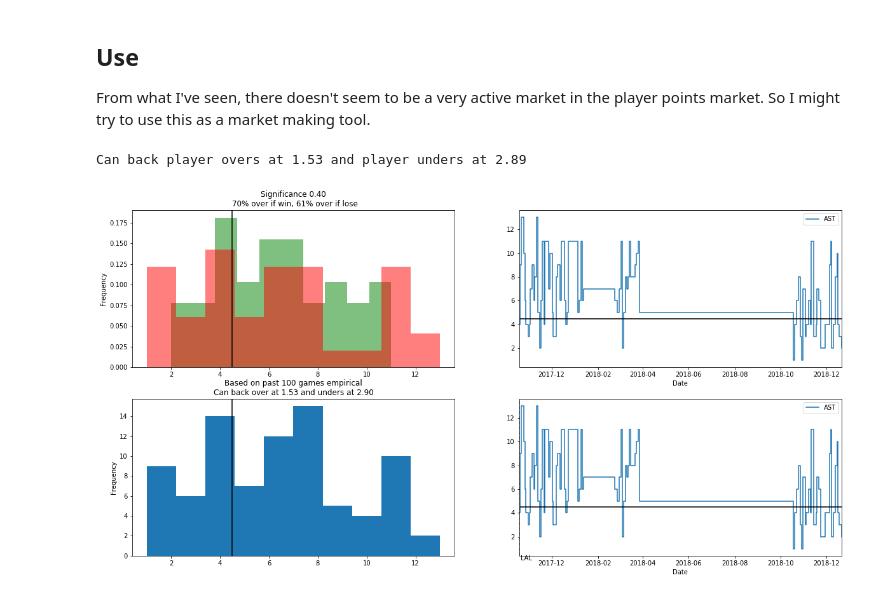
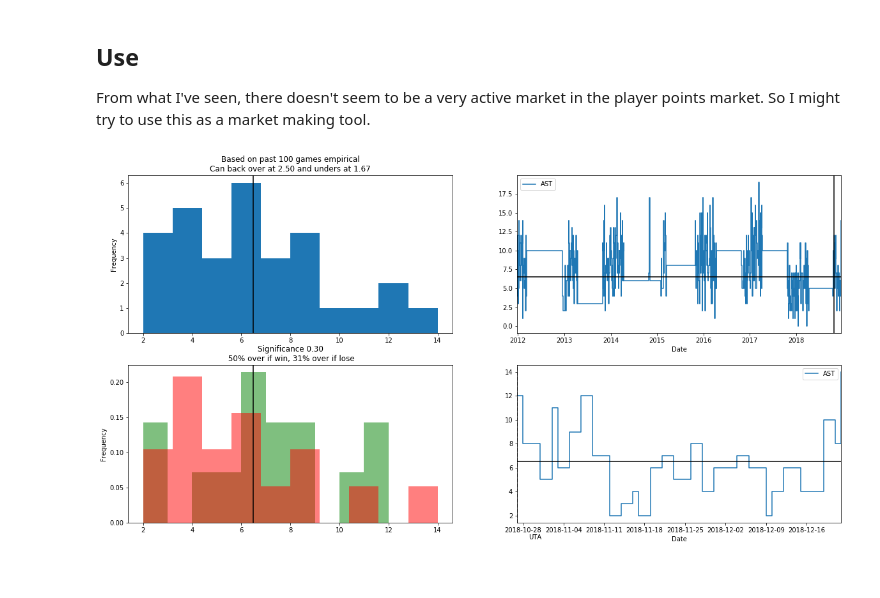
Before and after one commit to johnny-wong/nba_stats, a Jupyter notebook: Notebooks/Tools/1. Player stats overview.ipynb, the cells around one changed output. Cells and saved outputs as stored; diff of their text form; code cells hidden in the pictures.

Commit message:
Changed order of 4 graphs

```diff
--- a/Notebooks/Tools/1. Player stats overview.ipynb
+++ b/Notebooks/Tools/1. Player stats overview.ipynb
@@ -73,11 +73,11 @@ def pl_pts_odds_WL(player_name, stat, baseline, team_opp_odds, past_n_games):
 
     ## Create figure
     fig, ax = plt.subplots(2, 2, figsize=(20, 10))
-    stat_win.plot(kind='hist', density=True, alpha=0.5, color='green', ax = ax[0, 0])
-    stat_lose.plot(kind='hist', density=True, alpha=0.5, color='red', ax = ax[0, 0])
+    stat_win.plot(kind='hist', density=True, alpha=0.5, color='green', ax = ax[1, 0])
+    stat_lose.plot(kind='hist', density=True, alpha=0.5, color='red', ax = ax[1, 0])
 
     # plot baseline
-    ax[0, 0].axvline(x=baseline, color='black')
+    ax[1, 0].axvline(x=baseline, color='black')
 
     # Calculate proportions
     n_over_baseline_win = len(stat_win[stat_win>baseline])
@@ -94,7 +94,7 @@ def pl_pts_odds_WL(player_name, stat, baseline, team_opp_odds, past_n_games):
     counts = [n_over_baseline_win, n_over_baseline_lose]
     nobs = [n_win, n_lose]
     test_stat, pval = proportions_ztest(counts, nobs)
-    ax[0, 0].set_title('Significance {:3.2f}\n {:2.0%} over if win, {:2.0%} over if lose'.format(pval, pr_over_baseline_win,
+    ax[1, 0].set_title('Significance {:3.2f}\n {:2.0%} over if win, {:2.0%} over if lose'.format(pval, pr_over_baseline_win,
                                                                       pr_over_baseline_lose))
     plt.xlabel(stat)
 
@@ -106,23 +106,25 @@ def pl_pts_odds_WL(player_name, stat, baseline, team_opp_odds, past_n_games):
     theo_player_under_pr = 1 - ((team_win_IP) * pr_over_baseline_win + (1-team_win_IP) * pr_over_baseline_lose)
 
     # Print conclusion
-    print('Can back player overs at {:.2f} and player unders at {:.2f}'.format(1/theo_player_over_pr,
-                                                                             1/theo_player_under_pr))
+    #print('Can back player overs at {:.2f} and player unders at {:.2f}'.format(1/theo_player_over_pr,
+    #                                                                         1/theo_player_under_pr))
 
     ############## PLOT 100 EMPIRICAL
-    player_df_past_100[stat].plot(kind='hist', ax=ax[1, 0])
-    ax[1, 0].axvline(x=baseline, color='black')
+    player_df_past_100[stat].plot(kind='hist', ax=ax[0, 0])
+    ax[0, 0].axvline(x=baseline, color='black')
     pr_over_baseline = (n_over_baseline_lose + n_over_baseline_win)/float(n)
 
     assert n_over_baseline_lose + n_over_baseline_win == (player_df_past_100[stat] > baseline).sum()
-    ax[1, 0].set_title('Based on past 100 games empirical\nCan back over at {:.2f} and unders at {:.2f}'.format(1/pr_over_baseline,
+    ax[0, 0].set_title('Based on past 100 games empirical\nCan back over at {:.2f} and unders at {:.2f}'.format(1/pr_over_baseline,
                                                                                                 1/(1-pr_over_baseline)))
 
 
-    ############## PLOT Score time series
+    ############## PLOT stat time series
     player_df_played.plot(y=stat, drawstyle='steps-post', ax=ax[0, 1])
     ax[0, 1].axhline(y=baseline, color='black')
-    ############## PLOT Score time series recent
+    ax[0, 1].axvline(x=player_df_past_100.index.min(), color='black')
+
+    ############## PLOT stat time series recent
     df_player_teams = player_df_past_100[['TEAM_ABBREVIATION']].drop_duplicates('TEAM_ABBREVIATION', keep='last')
 
     player_df_past_100.plot(y=stat, drawstyle='steps-post', ax=ax[1, 1])
@@ -133,13 +135,12 @@ def pl_pts_odds_WL(player_name, stat, baseline, team_opp_odds, past_n_games):
 
     return player_df_past_100_wl
 # %%
-player_name = 'Lonzo Ball'
+player_name = 'Ricky Rubio'
 stat = 'AST'
-baseline = 4.5
+baseline = 6.5
+past_n_games = 30
 team_opp_odds = (2, 2) # A tuple containing the odds for the player's team and their opponent
-past_n_games = 100
 
 df = pl_pts_odds_WL(player_name, stat, baseline, team_opp_odds, past_n_games)
 # %% [output]
-Can back player overs at 1.53 and player unders at 2.89
-[figure, old version]
+[figure, new version]
```
